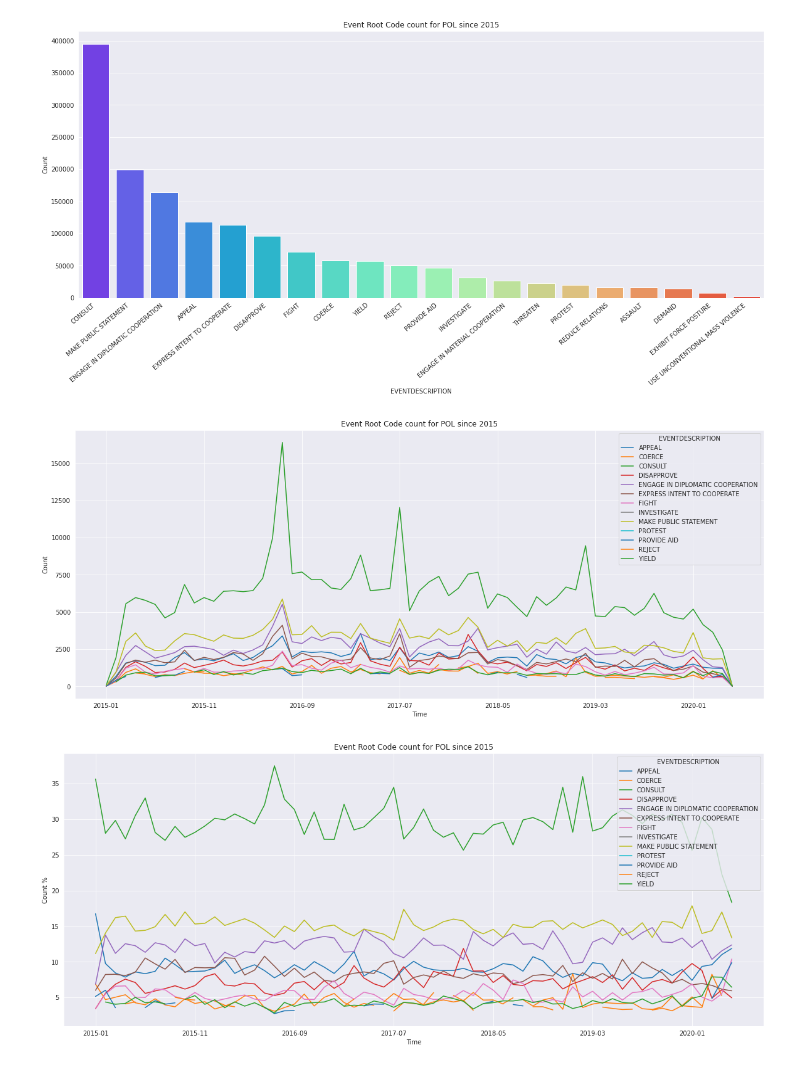
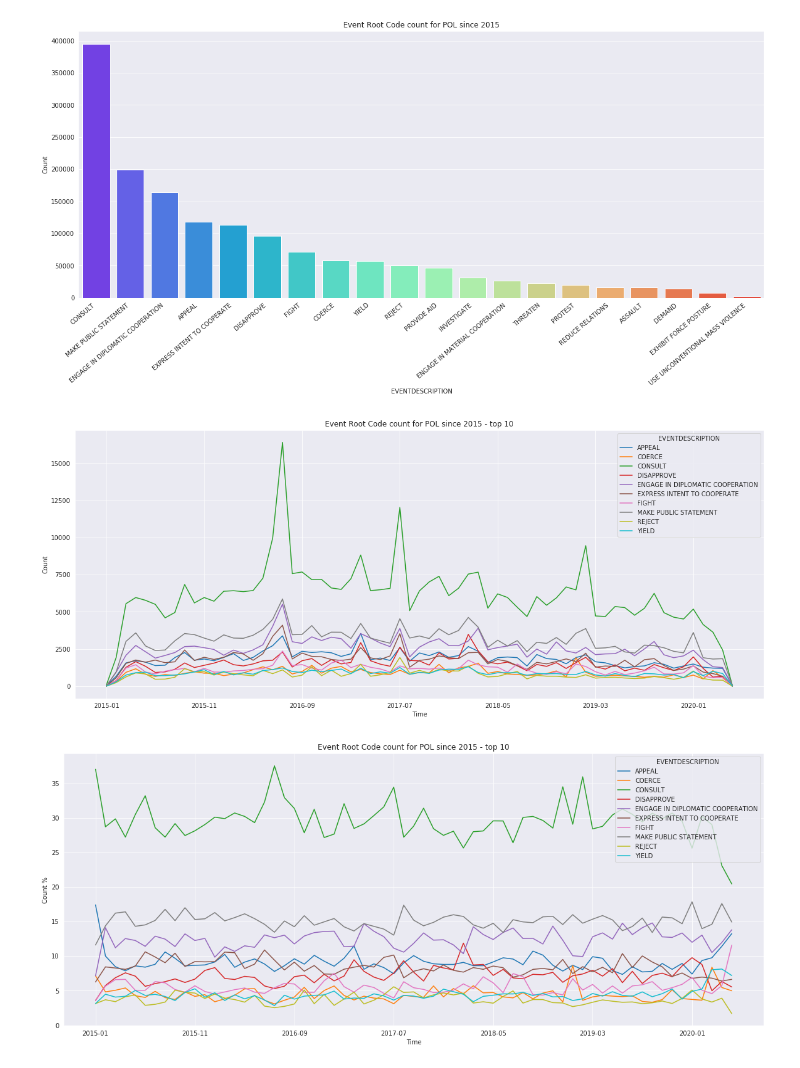
Before and after one commit to mijapa/GDELT, a Jupyter notebook: POL monthyear eventRC count.ipynb, the cells around one changed output. Cells and saved outputs as stored; diff of their text form; code cells hidden in the pictures.

Commit message:
Correct figure of Event Root Code count for POL

```diff
--- a/POL monthyear eventRC count.ipynb
+++ b/POL monthyear eventRC count.ipynb
@@ -20,23 +20,25 @@ g.figure.set_size_inches(20,8)
 # %% [output]
 [figure]
 # %%
-s = POLmonthyearERC.groupby(["EVENTDESCRIPTION", "Time"], as_index=False).sum().sort_values(by="Count", ascending=False).groupby("MonthYear").head(10)
+ile = 10
+cols = POLmonthyearERC.groupby("EVENTDESCRIPTION", as_index=False).sum().sort_values(by="Count", ascending=False).head(ile)['EVENTDESCRIPTION']
+s  = POLmonthyearERC.loc[POLmonthyearERC["EVENTDESCRIPTION"].isin(cols)]
+
 s = s.groupby(["Time","EVENTDESCRIPTION"]).agg({'Count':'sum'})
 g = s.unstack().plot(y='Count')
 g.set(ylabel='Count')
-g.set_title("Event Root Code count for POL since 2015")
+g.set_title("Event Root Code count for POL since 2015 - top {}".format(ile))
 g.figure.set_size_inches(20,8)
+plt.savefig('text/fig/PL/PLERCinTIME.png', bbox_inches='tight')
 # %% [output]
-[figure, old version]
+[figure, new version]
 # %%
-s = POLmonthyearERC.groupby(["EVENTDESCRIPTION", "Time"], as_index=False).sum().sort_values(by="Count", ascending=False).groupby("MonthYear").head(10)
-s = s.groupby(["Time","EVENTDESCRIPTION"]).agg({'Count':'sum'})
-
 s['%']= s.groupby(level=0).apply(lambda x:  100*x / x.sum())
 
 g = s.unstack().plot(y='%')
 g.set(ylabel='Count %')
-g.set_title("Event Root Code count for POL since 2015")
+g.set_title("Event Root Code count for POL since 2015 - top {}".format(ile))
 g.figure.set_size_inches(20,8)
+plt.savefig('text/fig/PL/PLERCpercinTIME.png', bbox_inches='tight')
 # %% [output]
-[figure, old version]
+[figure, new version]
```
Also changed, not shown: 3 other files.
